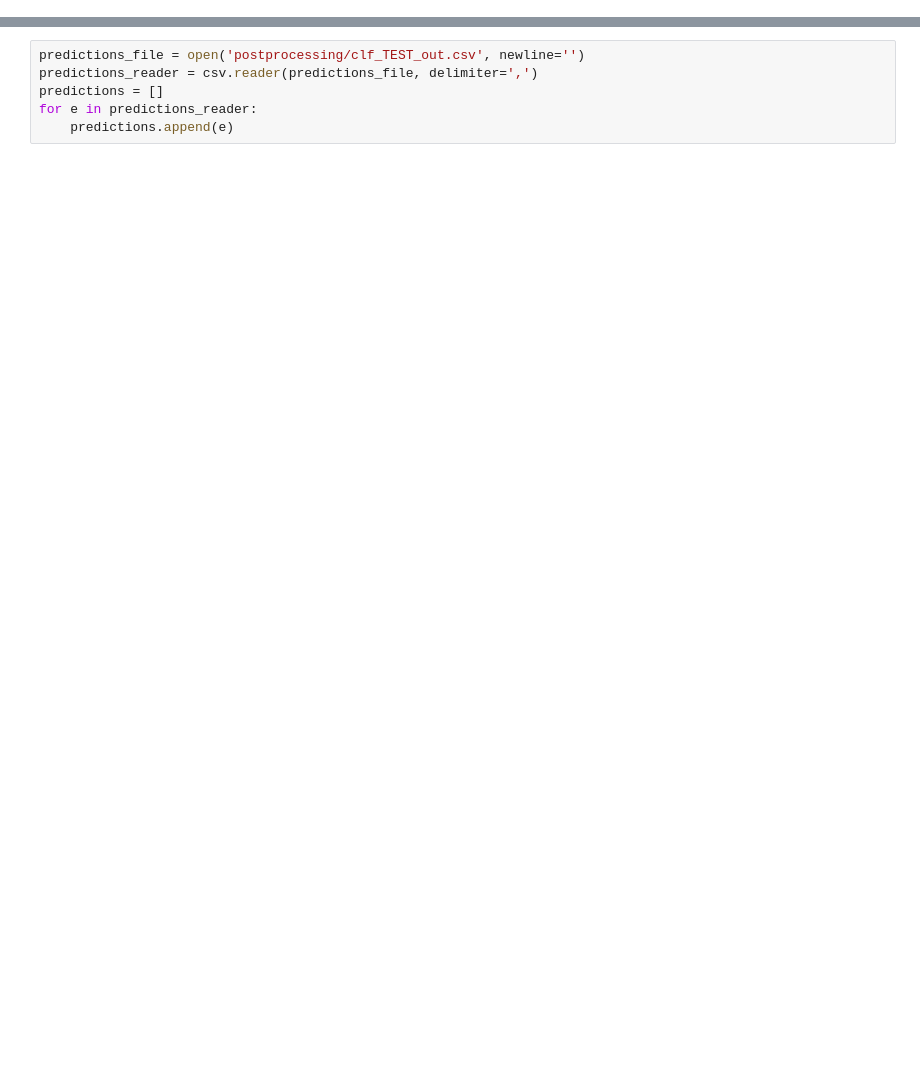
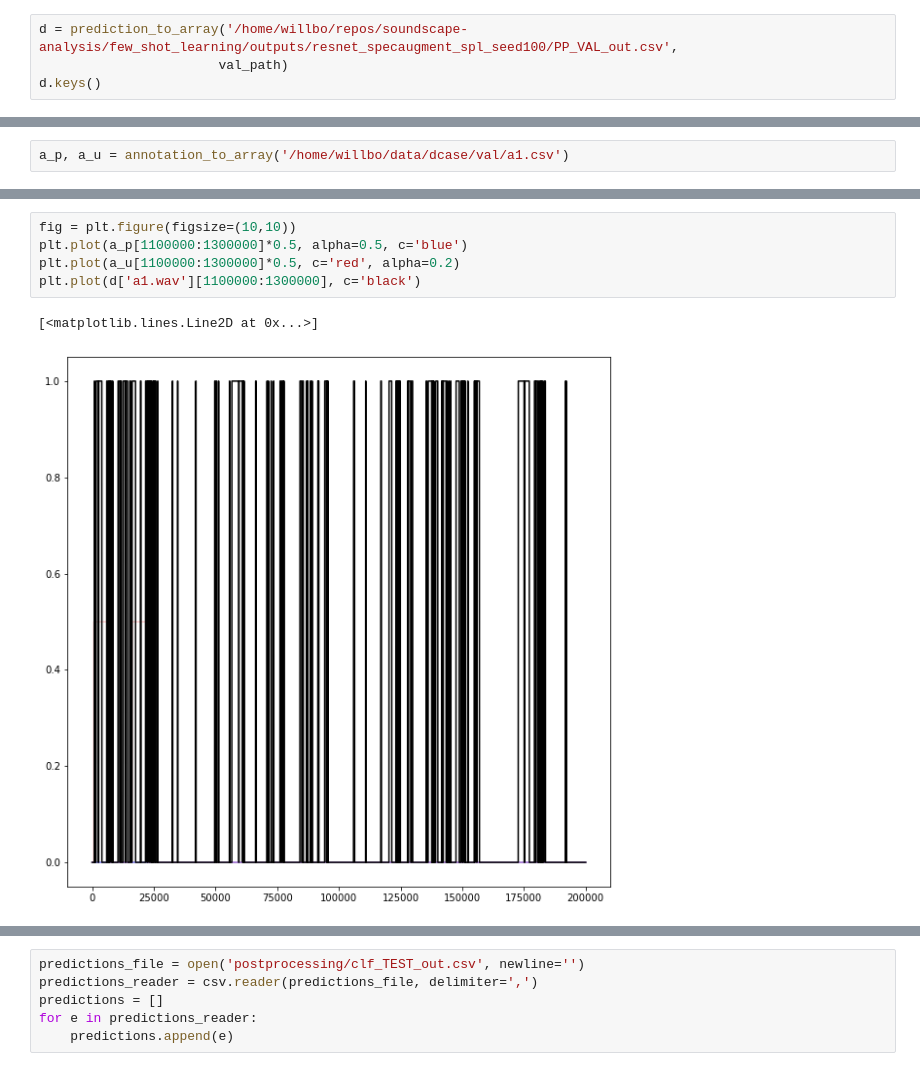
Before and after one commit to johnmartinsson/soundscape-analysis, a Jupyter notebook: few_shot_learning/notebooks/PredictionVisualization.ipynb, the cells around one changed output, grey strips where cells are left out. Cells and saved outputs as stored; diff of their text form; blank space fills up the shorter version.

```diff
--- a/few_shot_learning/notebooks/PredictionVisualization.ipynb
+++ b/few_shot_learning/notebooks/PredictionVisualization.ipynb
@@ -6,0 +56,4 @@ from collections import defaultdict
+# %%
+d = prediction_to_array('/home/willbo/repos/soundscape-analysis/few_shot_learning/outputs/resnet_specaugment_spl_seed100/PP_VAL_out.csv',
+                       val_path)
+d.keys()
@@ -6,0 +113,2 @@ from collections import defaultdict
+# %%
+a_p, a_u = annotation_to_array('/home/willbo/data/dcase/val/a1.csv')
@@ -6,0 +127,8 @@ from collections import defaultdict
+# %%
+fig = plt.figure(figsize=(10,10))
+plt.plot(a_p[1100000:1300000]*0.5, alpha=0.5, c='blue')
+plt.plot(a_u[1100000:1300000]*0.5, c='red', alpha=0.2)
+plt.plot(d['a1.wav'][1100000:1300000], c='black')
+# %% [output]
+[<matplotlib.lines.Line2D at 0x...>]
+[figure, added]
```
Also changed, not shown: parts of 10 cells of this notebook, 14 other files.
